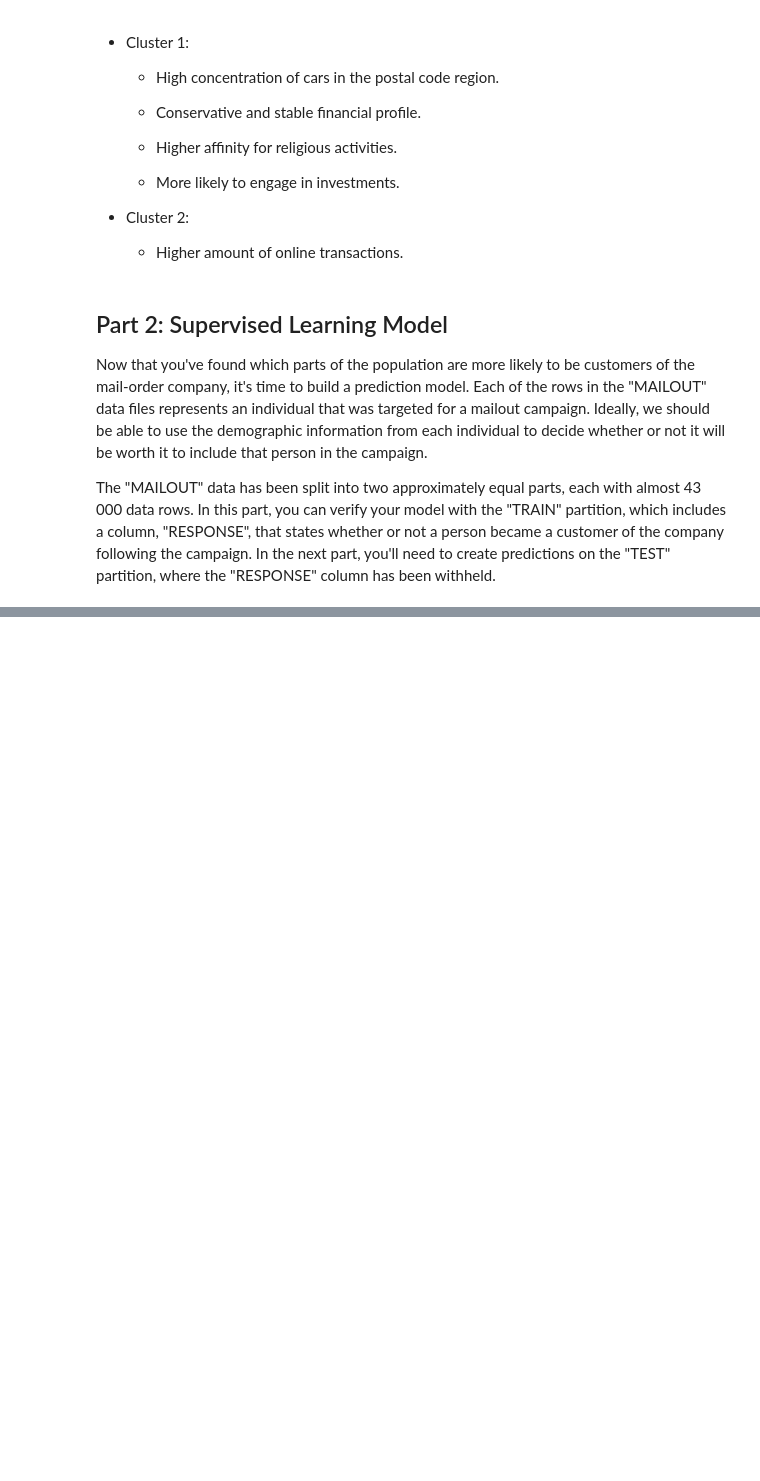
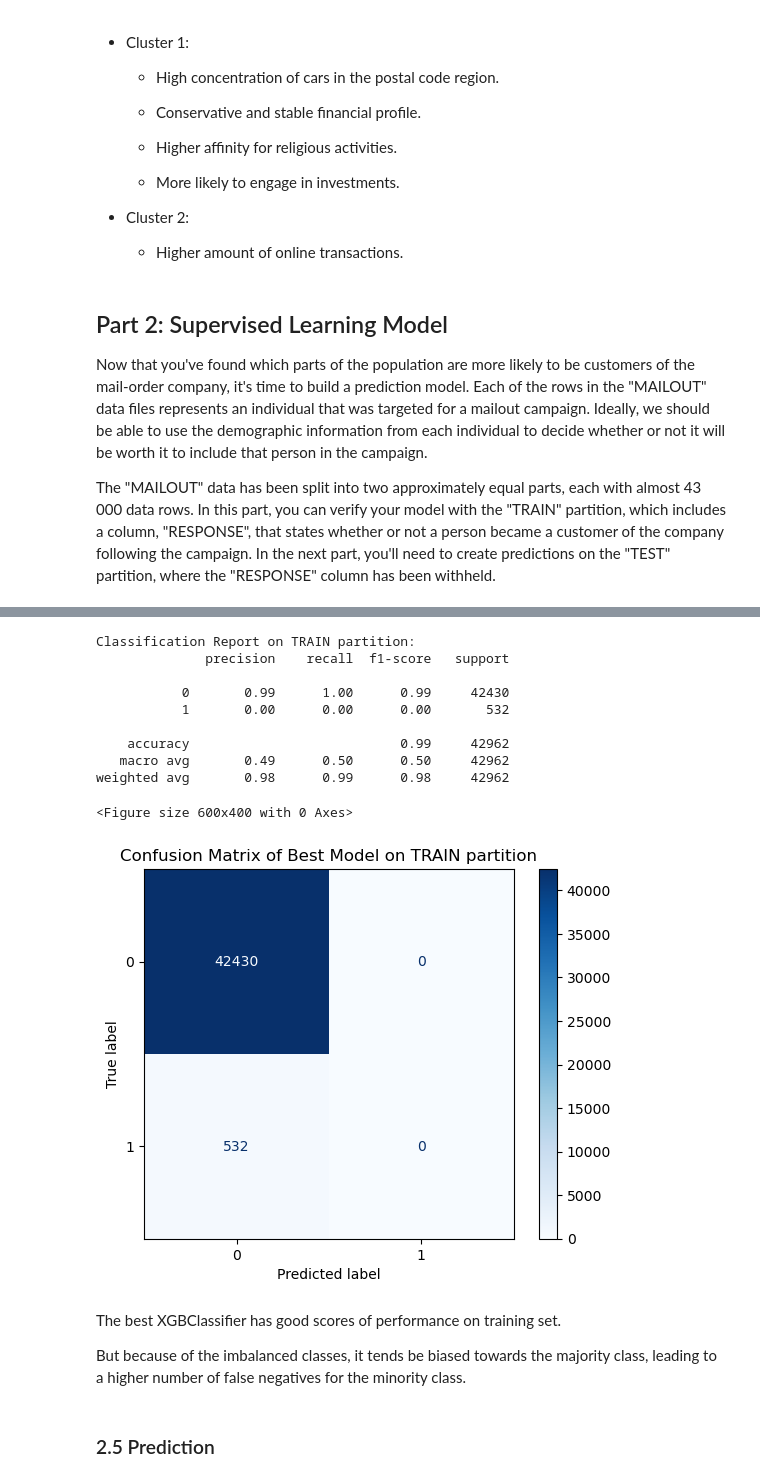
Before and after one commit to Maia97/UDS-Customer-Segmentation-Project, a Jupyter notebook: Arvato_Customer_Segmentation.ipynb, the cells around one changed output, grey strips where cells are left out. Cells and saved outputs as stored; diff of their text form; code cells hidden in the pictures; blank space fills up the shorter version.

```diff
--- a/Arvato_Customer_Segmentation.ipynb
+++ b/Arvato_Customer_Segmentation.ipynb
@@ -935,0 +1145,33 @@ y_test_pred = best_rf.predict_proba(X_test_scaled)[:, 1]
+# %%
+from sklearn.metrics import classification_report, confusion_matrix, plot_confusion_matrix
+
+# Make predictions on the TRAIN partition
+y_train_pred = best_model.predict(X_train_scaled)
+
+# Print the classification report
+print("Classification Report on TRAIN partition:")
+print(classification_report(y_train, y_train_pred))
+
+# Visualize the confusion matrix
+plt.figure(figsize=(6, 4))
+plot_confusion_matrix(best_model, X_train_scaled, y_train, cmap=plt.cm.Blues)
+plt.title('Confusion Matrix of Best Model on TRAIN partition')
+plt.show()
+# %% [output]
+Classification Report on TRAIN partition:
+              precision    recall  f1-score   support
+
+           0       0.99      1.00      0.99     42430
+           1       0.00      0.00      0.00       532
+
+    accuracy                           0.99     42962
+   macro avg       0.49      0.50      0.50     42962
+weighted avg       0.98      0.99      0.98     42962
+<Figure size 600x400 with 0 Axes>
+[figure, added]
+# %% [markdown]
+The best XGBClassifier has good scores of performance on training set.
+
+But because of the imbalanced classes, it tends be biased towards the majority class, leading to a higher number of false negatives for the minority class.
+# %% [markdown]
+### 2.5 Prediction
```
Also changed, not shown: parts of 24 cells of this notebook.
